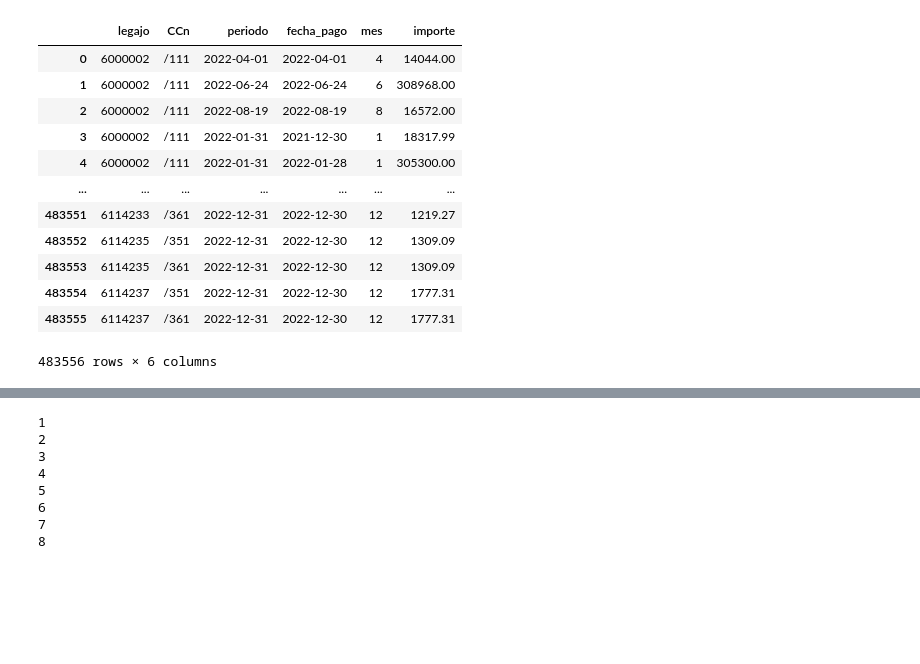
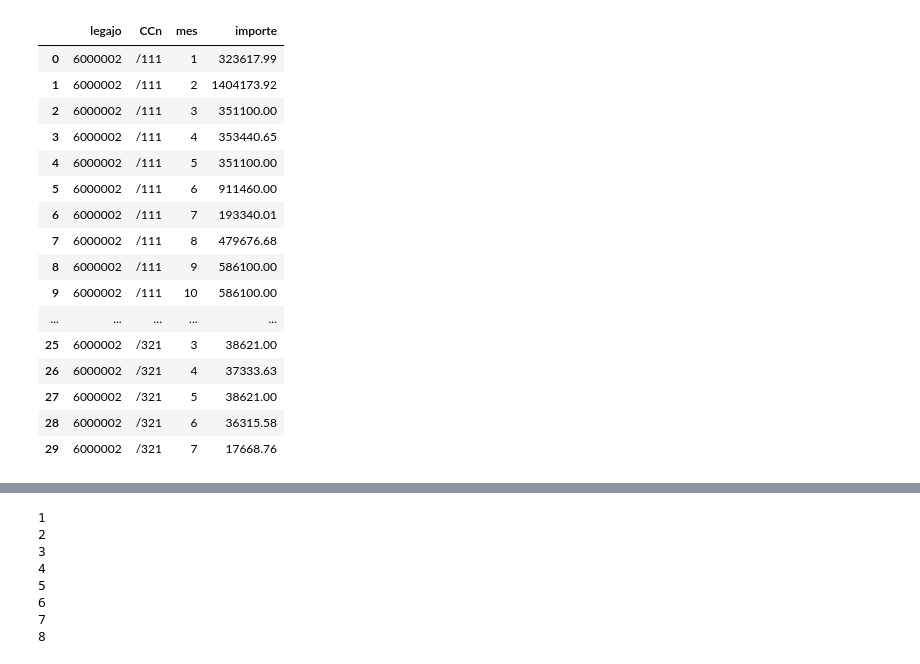
Before and after one commit to casasrodri/ganancias-cuarta-categoria, a Jupyter notebook: pruebasPau.ipynb, the cells around one changed output, grey strips where cells are left out. Saved outputs shown, nothing was run; the diff lists cells and outputs as text; code cells hidden in the pictures; blank space fills up the shorter version.

```diff
--- a/pruebasPau.ipynb
+++ b/pruebasPau.ipynb
@@ -1,20 +1,30 @@
-# %%
-from data import CWTR
-CWTR
-# %% [output]
-|  | legajo | CCn | periodo | fecha_pago | mes | importe |
-| 0 | 6000002 | /111 | 2022-04-01 | 2022-04-01 | 4 | 14044.00 |
-| 1 | 6000002 | /111 | 2022-06-24 | 2022-06-24 | 6 | 308968.00 |
-| 2 | 6000002 | /111 | 2022-08-19 | 2022-08-19 | 8 | 16572.00 |
-| 3 | 6000002 | /111 | 2022-01-31 | 2021-12-30 | 1 | 18317.99 |
-| 4 | 6000002 | /111 | 2022-01-31 | 2022-01-28 | 1 | 305300.00 |
-| ... | ... | ... | ... | ... | ... | ... |
-| 483551 | 6114233 | /361 | 2022-12-31 | 2022-12-30 | 12 | 1219.27 |
-| 483552 | 6114235 | /351 | 2022-12-31 | 2022-12-30 | 12 | 1309.09 |
-| 483553 | 6114235 | /361 | 2022-12-31 | 2022-12-30 | 12 | 1309.09 |
-| 483554 | 6114237 | /351 | 2022-12-31 | 2022-12-30 | 12 | 1777.31 |
-| 483555 | 6114237 | /361 | 2022-12-31 | 2022-12-30 | 12 | 1777.31 |
-483556 rows × 6 columns
+# %%
+from data import CWTR
+
+
+from data import CWTR_SUM, DOTACION
+#DF = CWTR_SUM[CWTR_SUM["legajo"].eq(6066825)]
+
+DF = CWTR_SUM.head(30)
+DF
+# %% [output]
+|  | legajo | CCn | mes | importe |
+| 0 | 6000002 | /111 | 1 | 323617.99 |
+| 1 | 6000002 | /111 | 2 | 1404173.92 |
+| 2 | 6000002 | /111 | 3 | 351100.00 |
+| 3 | 6000002 | /111 | 4 | 353440.65 |
+| 4 | 6000002 | /111 | 5 | 351100.00 |
+| 5 | 6000002 | /111 | 6 | 911460.00 |
+| 6 | 6000002 | /111 | 7 | 193340.01 |
+| 7 | 6000002 | /111 | 8 | 479676.68 |
+| 8 | 6000002 | /111 | 9 | 586100.00 |
+| 9 | 6000002 | /111 | 10 | 586100.00 |
+| ... | ... | ... | ... | ... |
+| 25 | 6000002 | /321 | 3 | 38621.00 |
+| 26 | 6000002 | /321 | 4 | 37333.63 |
+| 27 | 6000002 | /321 | 5 | 38621.00 |
+| 28 | 6000002 | /321 | 6 | 36315.58 |
+| 29 | 6000002 | /321 | 7 | 17668.76 |
 # %%
 from empleado import Empleado, NominasCWTR
 
```
Also changed, not shown: parts of 7 cells of this notebook, 15 other files.
